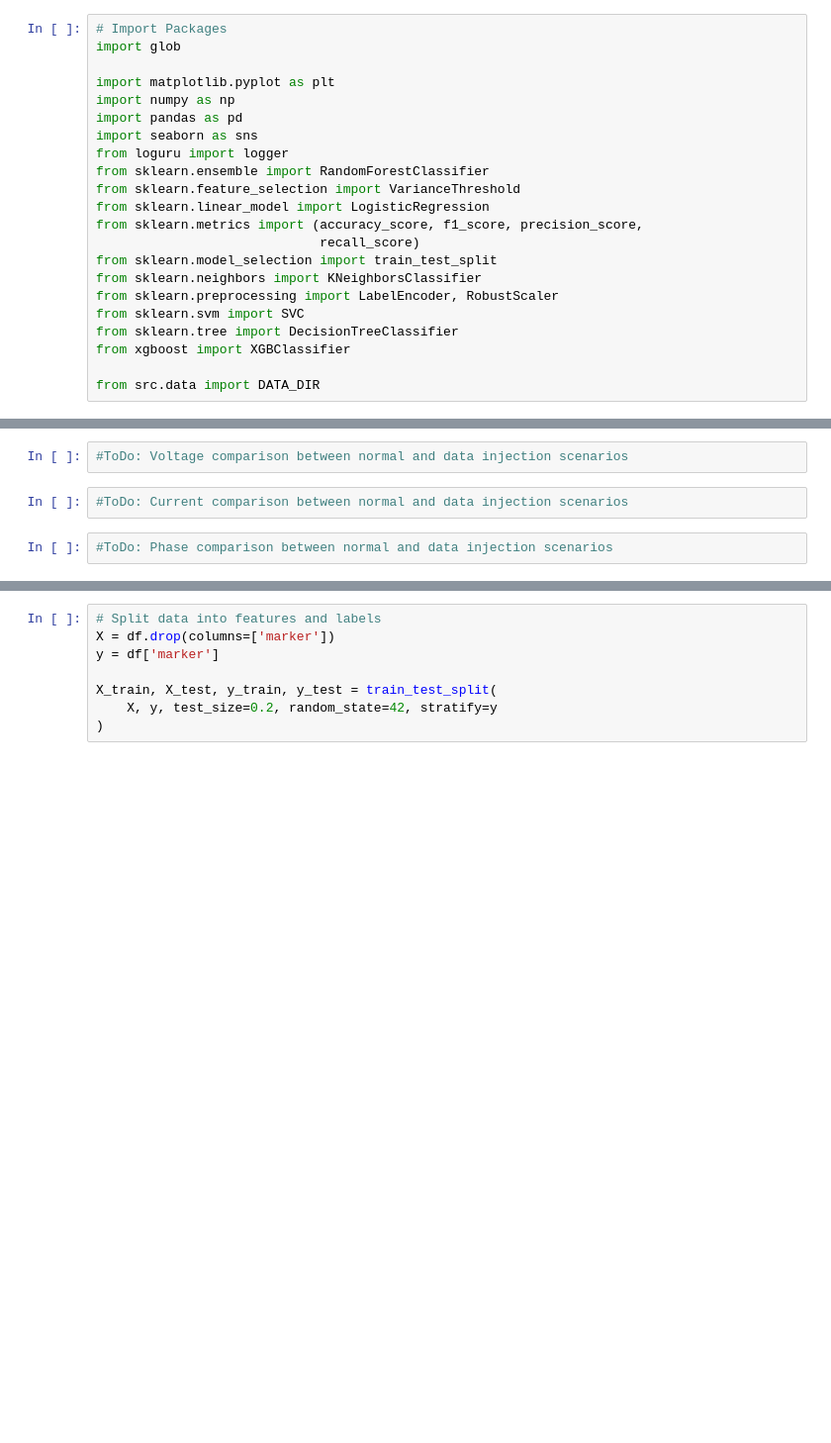
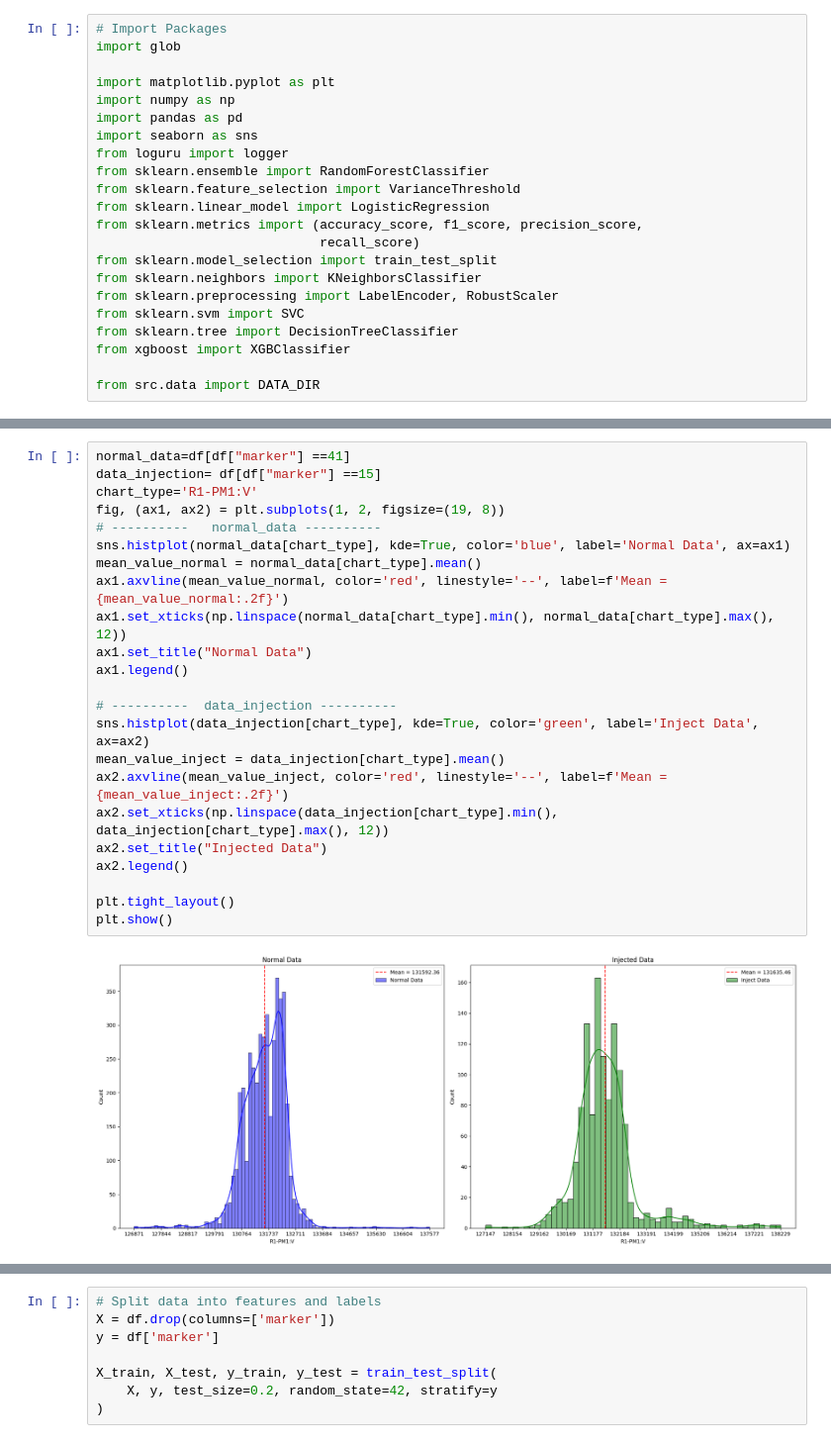
Before and after one commit to maedeh-mhm/GRID-IDS, a Jupyter notebook: src/notebooks/00-eda.ipynb, the cells around one changed output, grey strips where cells are left out. Shown at 99% size. Saved outputs shown, nothing was run; the diff lists cells and outputs as text; blank space fills up the shorter version.

```diff
--- a/src/notebooks/00-eda.ipynb
+++ b/src/notebooks/00-eda.ipynb
@@ -85,6 +85,25 @@ plt.show()
-# %%
-#ToDo: Voltage comparison between normal and data injection scenarios
-# %%
-#ToDo: Current comparison between normal and data injection scenarios
-# %%
-#ToDo: Phase comparison between normal and data injection scenarios
+# %%
+normal_data=df[df["marker"] ==41]
+data_injection= df[df["marker"] ==15]
+chart_type='R1-PM1:V'
+fig, (ax1, ax2) = plt.subplots(1, 2, figsize=(19, 8))
+# ----------   normal_data ----------
+sns.histplot(normal_data[chart_type], kde=True, color='blue', label='Normal Data', ax=ax1)
+mean_value_normal = normal_data[chart_type].mean()
+ax1.axvline(mean_value_normal, color='red', linestyle='--', label=f'Mean = {mean_value_normal:.2f}')
+ax1.set_xticks(np.linspace(normal_data[chart_type].min(), normal_data[chart_type].max(), 12))
+ax1.set_title("Normal Data")
+ax1.legend()
+
+# ----------  data_injection ----------
+sns.histplot(data_injection[chart_type], kde=True, color='green', label='Inject Data', ax=ax2)
+mean_value_inject = data_injection[chart_type].mean()
+ax2.axvline(mean_value_inject, color='red', linestyle='--', label=f'Mean = {mean_value_inject:.2f}')
+ax2.set_xticks(np.linspace(data_injection[chart_type].min(), data_injection[chart_type].max(), 12))
+ax2.set_title("Injected Data")
+ax2.legend()
+
+plt.tight_layout()
+plt.show()
+# %% [output]
+[figure, added]
```
Also changed, not shown: parts of 15 cells of this notebook.
